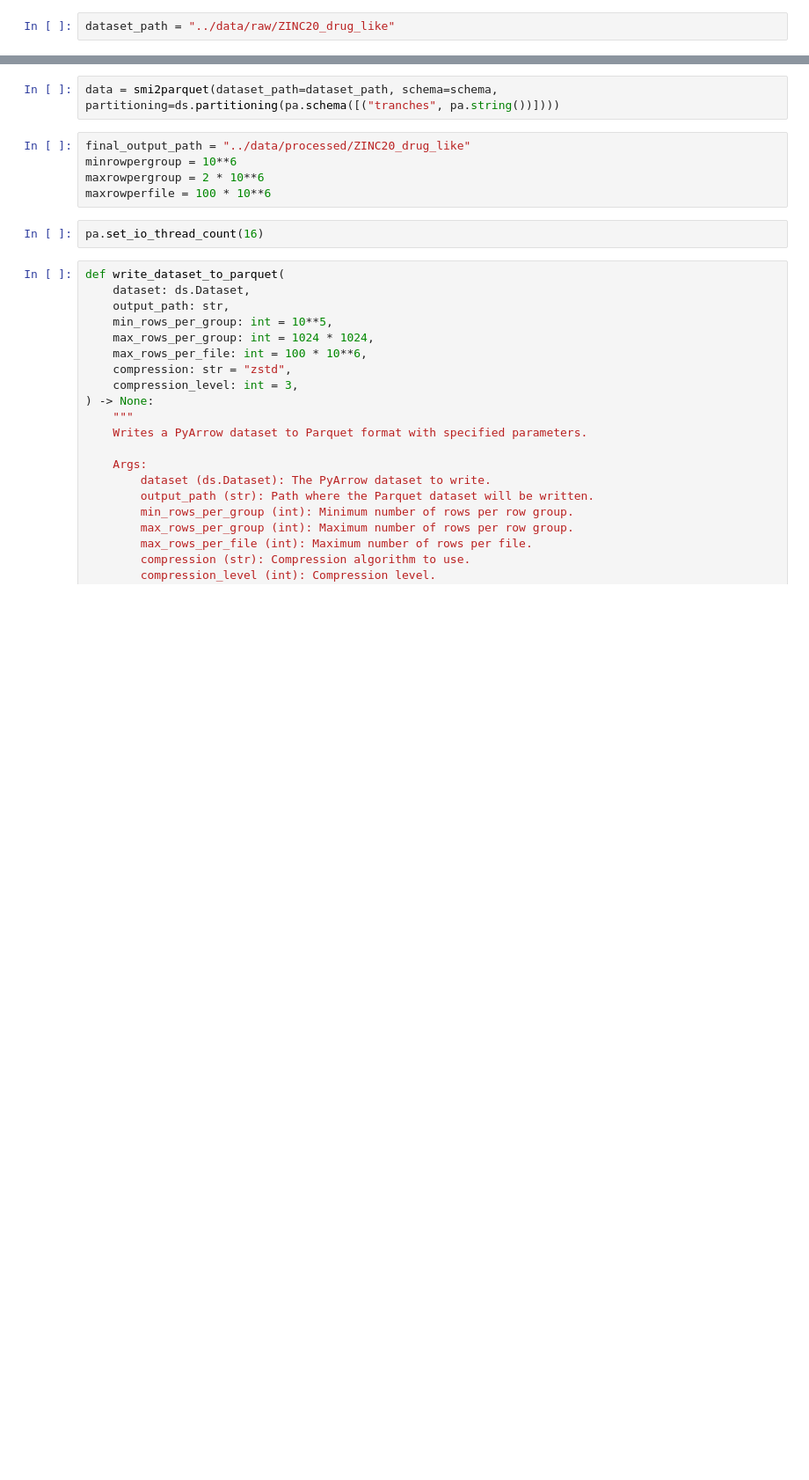
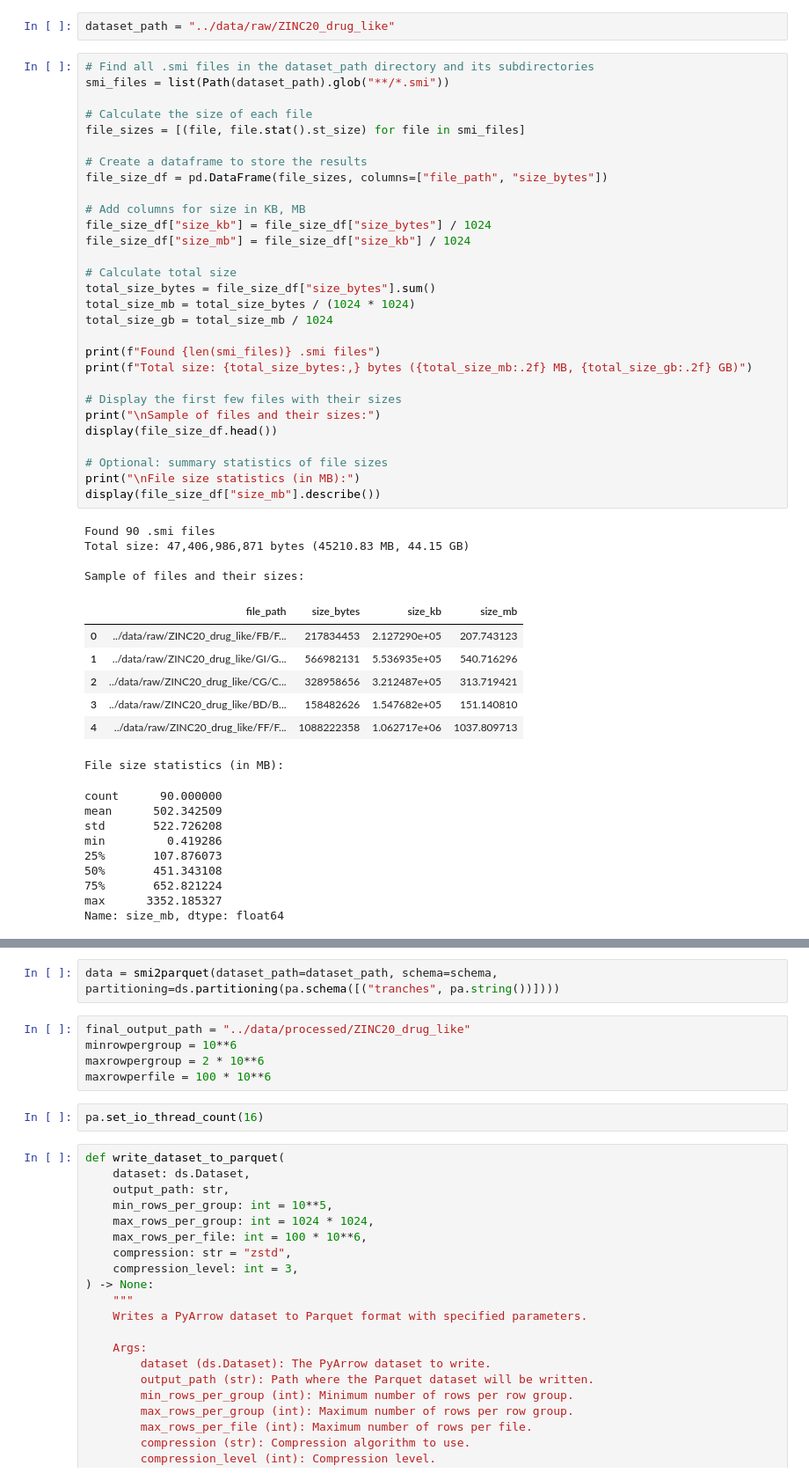
Before and after one commit to EtienneReboul/confscale, a Jupyter notebook: notebooks/er01-benchmarking_compression.ipynb, the cells around one changed output, grey strips where cells are left out. Shown: that part at 88% size. Saved outputs shown, nothing was run; the diff lists cells and outputs as text; blank space fills up the shorter version.

```diff
--- a/notebooks/er01-benchmarking_compression.ipynb
+++ b/notebooks/er01-benchmarking_compression.ipynb
@@ -19,3 +21,53 @@ from confscale.parser import write_dask_to_parquet
 from confscale.utils import compute_dataset_size
 # %%
 dataset_path = "../data/raw/ZINC20_drug_like"
+# %%
+# Find all .smi files in the dataset_path directory and its subdirectories
+smi_files = list(Path(dataset_path).glob("**/*.smi"))
+
+# Calculate the size of each file
+file_sizes = [(file, file.stat().st_size) for file in smi_files]
+
+# Create a dataframe to store the results
+file_size_df = pd.DataFrame(file_sizes, columns=["file_path", "size_bytes"])
+
+# Add columns for size in KB, MB
+file_size_df["size_kb"] = file_size_df["size_bytes"] / 1024
+file_size_df["size_mb"] = file_size_df["size_kb"] / 1024
+
+# Calculate total size
+total_size_bytes = file_size_df["size_bytes"].sum()
+total_size_mb = total_size_bytes / (1024 * 1024)
+total_size_gb = total_size_mb / 1024
+
+print(f"Found {len(smi_files)} .smi files")
+print(f"Total size: {total_size_bytes:,} bytes ({total_size_mb:.2f} MB, {total_size_gb:.2f} GB)")
+
+# Display the first few files with their sizes
+print("\nSample of files and their sizes:")
+display(file_size_df.head())
+
+# Optional: summary statistics of file sizes
+print("\nFile size statistics (in MB):")
+display(file_size_df["size_mb"].describe())
+# %% [output]
+Found 90 .smi files
+Total size: 47,406,986,871 bytes (45210.83 MB, 44.15 GB)
+
+Sample of files and their sizes:
+|  | file_path | size_bytes | size_kb | size_mb |
+| 0 | ../data/raw/ZINC20_drug_like/FB/F... | 217834453 | 2.127290e+05 | 207.743123 |
+| 1 | ../data/raw/ZINC20_drug_like/GI/G... | 566982131 | 5.536935e+05 | 540.716296 |
+| 2 | ../data/raw/ZINC20_drug_like/CG/C... | 328958656 | 3.212487e+05 | 313.719421 |
+| 3 | ../data/raw/ZINC20_drug_like/BD/B... | 158482626 | 1.547682e+05 | 151.140810 |
+| 4 | ../data/raw/ZINC20_drug_like/FF/F... | 1088222358 | 1.062717e+06 | 1037.809713 |
+File size statistics (in MB):
+count      90.000000
+mean      502.342509
+std       522.726208
+min         0.419286
+25%       107.876073
+50%       451.343108
+75%       652.821224
+max      3352.185327
+Name: size_mb, dtype: float64
```
Also changed, not shown: parts of 12 cells of this notebook, 1 other file.
